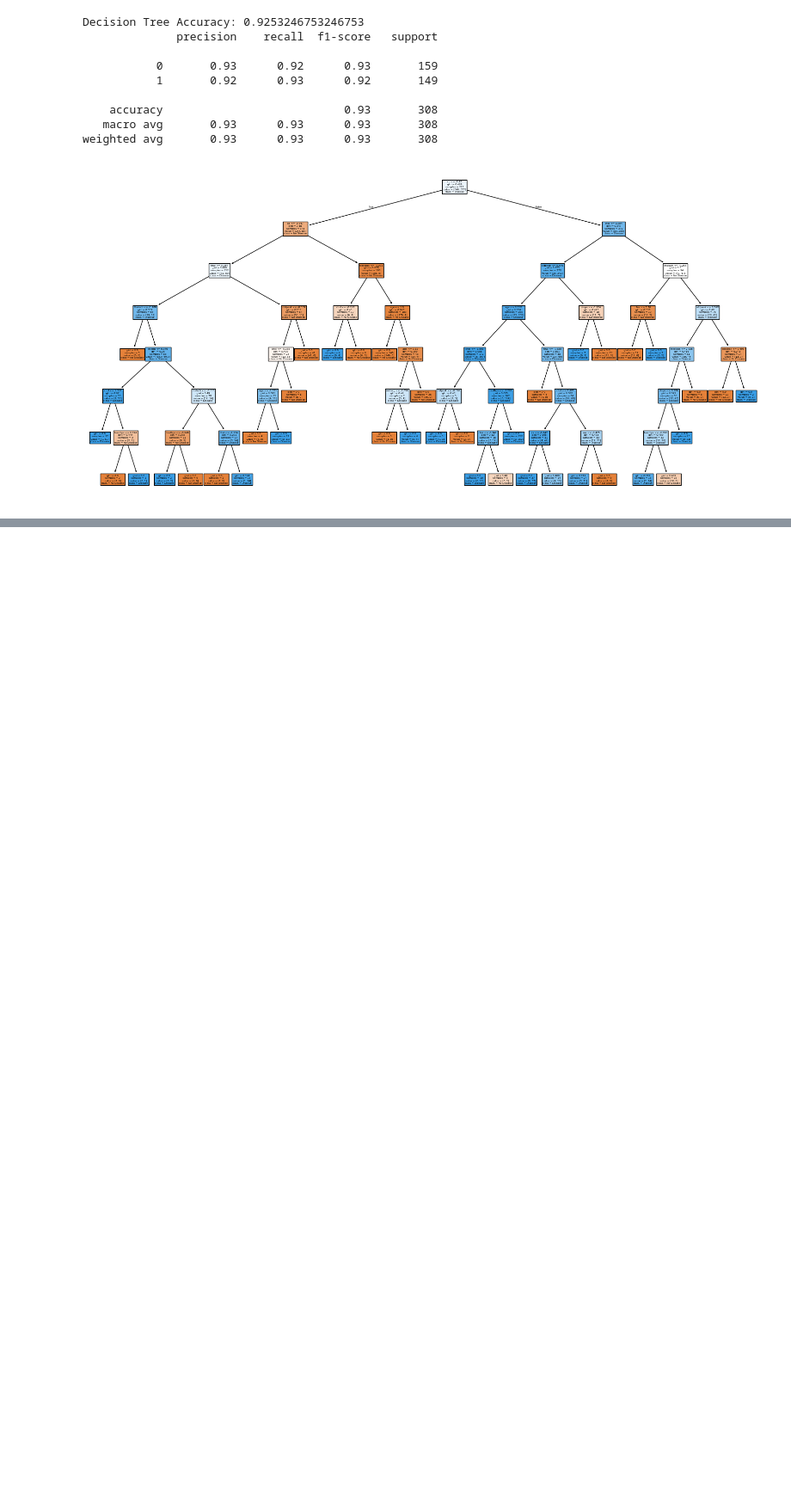
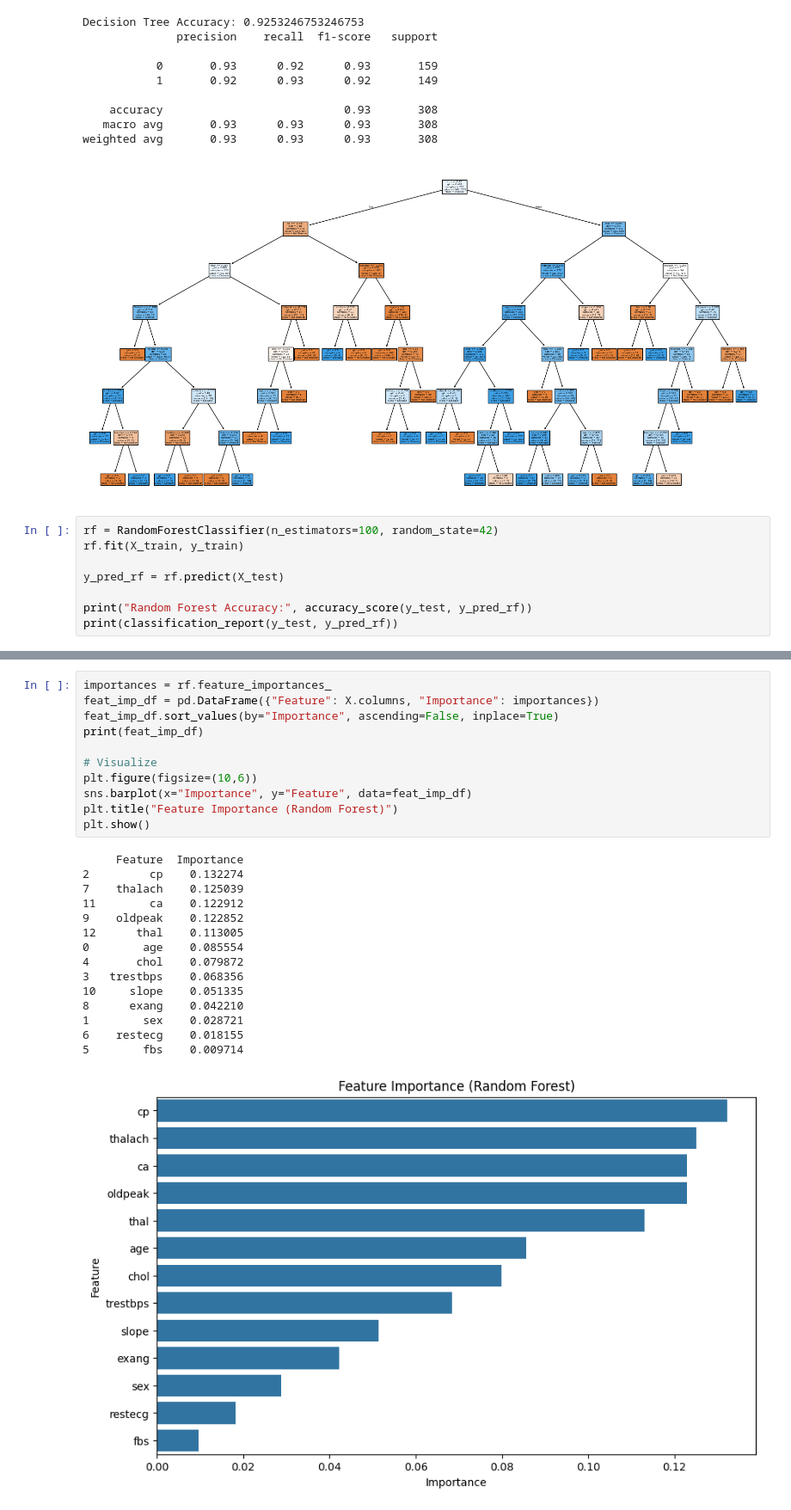
Before and after one commit to Harsimran-singh-7765/Elevate_labs_Harsimran_singh_task_5, a Jupyter notebook: main.ipynb, the cells around one changed output, grey strips where cells are left out. Shown at 86% size. Saved outputs shown, nothing was run; the diff lists cells and outputs as text; blank space fills up the shorter version.

Commit message:
added random forest and more visualization

```diff
--- a/main.ipynb
+++ b/main.ipynb
@@ -138,3 +138,11 @@ Decision Tree Accuracy: 0.9253246753246753
    macro avg       0.93      0.93      0.93       308
 weighted avg       0.93      0.93      0.93       308
 [figure]
+# %%
+rf = RandomForestClassifier(n_estimators=100, random_state=42)
+rf.fit(X_train, y_train)
+
+y_pred_rf = rf.predict(X_test)
+
+print("Random Forest Accuracy:", accuracy_score(y_test, y_pred_rf))
+print(classification_report(y_test, y_pred_rf))
@@ -140,0 +167,27 @@ weighted avg       0.93      0.93      0.93       308
+# %%
+importances = rf.feature_importances_
+feat_imp_df = pd.DataFrame({"Feature": X.columns, "Importance": importances})
+feat_imp_df.sort_values(by="Importance", ascending=False, inplace=True)
+print(feat_imp_df)
+
+# Visualize
+plt.figure(figsize=(10,6))
+sns.barplot(x="Importance", y="Feature", data=feat_imp_df)
+plt.title("Feature Importance (Random Forest)")
+plt.show()
+# %% [output]
+     Feature  Importance
+2         cp    0.132274
+7    thalach    0.125039
+11        ca    0.122912
+9    oldpeak    0.122852
+12      thal    0.113005
+0        age    0.085554
+4       chol    0.079872
+3   trestbps    0.068356
+10     slope    0.051335
+8      exang    0.042210
+1        sex    0.028721
+6    restecg    0.018155
+5        fbs    0.009714
+[figure, added]
```
Also changed, not shown: parts of 3 cells of this notebook.
